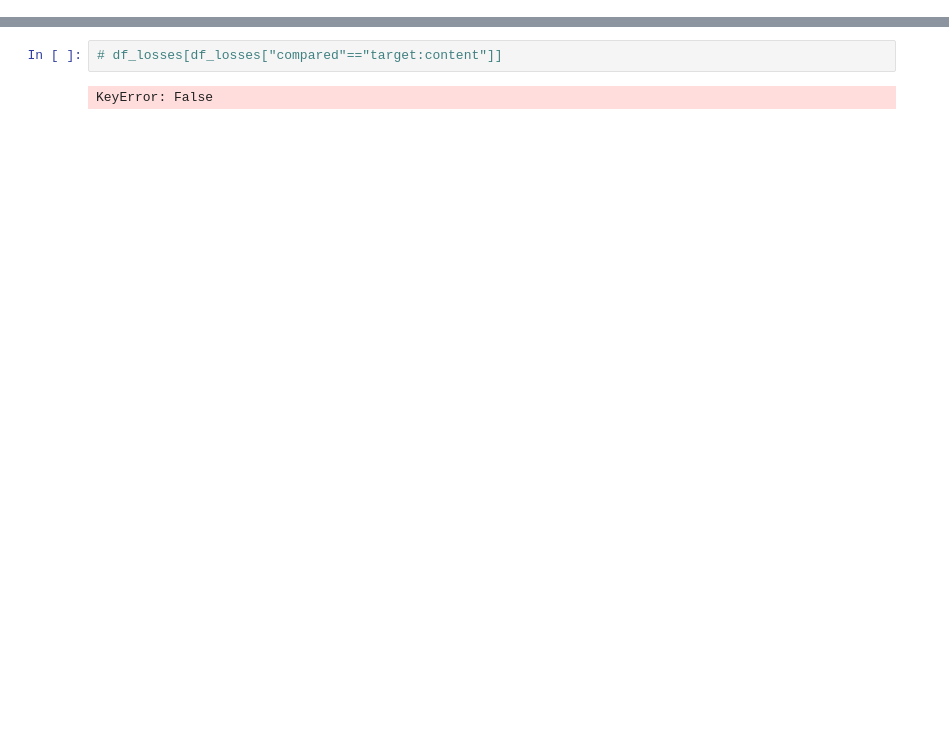
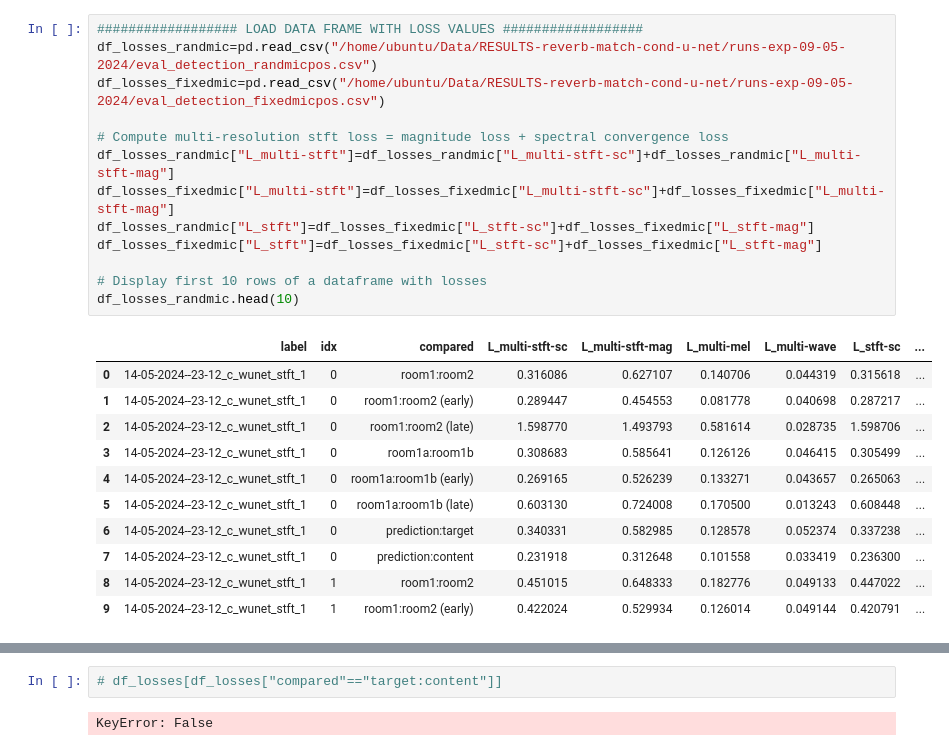
Before and after one commit to joaluba/reverb-match-cond-u-net, a Jupyter notebook: notebooks/experiment_losses.ipynb, the cells around one changed output, grey strips where cells are left out. Saved outputs shown, nothing was run; the diff lists cells and outputs as text; blank space fills up the shorter version.

```diff
--- a/notebooks/experiment_losses.ipynb
+++ b/notebooks/experiment_losses.ipynb
@@ -107,0 +76,25 @@ Text(0.5, 1.0, 'L_wav_L2')
+# %%
+################## LOAD DATA FRAME WITH LOSS VALUES ##################
+df_losses_randmic=pd.read_csv("/home/ubuntu/Data/RESULTS-reverb-match-cond-u-net/runs-exp-09-05-2024/eval_detection_randmicpos.csv")
+df_losses_fixedmic=pd.read_csv("/home/ubuntu/Data/RESULTS-reverb-match-cond-u-net/runs-exp-09-05-2024/eval_detection_fixedmicpos.csv")
+
+# Compute multi-resolution stft loss = magnitude loss + spectral convergence loss
+df_losses_randmic["L_multi-stft"]=df_losses_randmic["L_multi-stft-sc"]+df_losses_randmic["L_multi-stft-mag"]
+df_losses_fixedmic["L_multi-stft"]=df_losses_fixedmic["L_multi-stft-sc"]+df_losses_fixedmic["L_multi-stft-mag"]
+df_losses_randmic["L_stft"]=df_losses_fixedmic["L_stft-sc"]+df_losses_fixedmic["L_stft-mag"]
+df_losses_fixedmic["L_stft"]=df_losses_fixedmic["L_stft-sc"]+df_losses_fixedmic["L_stft-mag"]
+
+# Display first 10 rows of a dataframe with losses
+df_losses_randmic.head(10)
+# %% [output]
+|  | label | idx | compared | L_multi-stft-sc | L_multi-stft-mag | L_multi-mel | L_multi-wave | L_stft-sc | ... |
+| 0 | 14-05-2024--23-12_c_wunet_stft_1 | 0 | room1:room2 | 0.316086 | 0.627107 | 0.140706 | 0.044319 | 0.315618 | ... |
+| 1 | 14-05-2024--23-12_c_wunet_stft_1 | 0 | room1:room2 (early) | 0.289447 | 0.454553 | 0.081778 | 0.040698 | 0.287217 | ... |
+| 2 | 14-05-2024--23-12_c_wunet_stft_1 | 0 | room1:room2 (late) | 1.598770 | 1.493793 | 0.581614 | 0.028735 | 1.598706 | ... |
+| 3 | 14-05-2024--23-12_c_wunet_stft_1 | 0 | room1a:room1b | 0.308683 | 0.585641 | 0.126126 | 0.046415 | 0.305499 | ... |
+| 4 | 14-05-2024--23-12_c_wunet_stft_1 | 0 | room1a:room1b (early) | 0.269165 | 0.526239 | 0.133271 | 0.043657 | 0.265063 | ... |
+| 5 | 14-05-2024--23-12_c_wunet_stft_1 | 0 | room1a:room1b (late) | 0.603130 | 0.724008 | 0.170500 | 0.013243 | 0.608448 | ... |
+| 6 | 14-05-2024--23-12_c_wunet_stft_1 | 0 | prediction:target | 0.340331 | 0.582985 | 0.128578 | 0.052374 | 0.337238 | ... |
+| 7 | 14-05-2024--23-12_c_wunet_stft_1 | 0 | prediction:content | 0.231918 | 0.312648 | 0.101558 | 0.033419 | 0.236300 | ... |
+| 8 | 14-05-2024--23-12_c_wunet_stft_1 | 1 | room1:room2 | 0.451015 | 0.648333 | 0.182776 | 0.049133 | 0.447022 | ... |
+| 9 | 14-05-2024--23-12_c_wunet_stft_1 | 1 | room1:room2 (early) | 0.422024 | 0.529934 | 0.126014 | 0.049144 | 0.420791 | ... |
```
Also changed, not shown: parts of 10 cells of this notebook, 3 other files.
